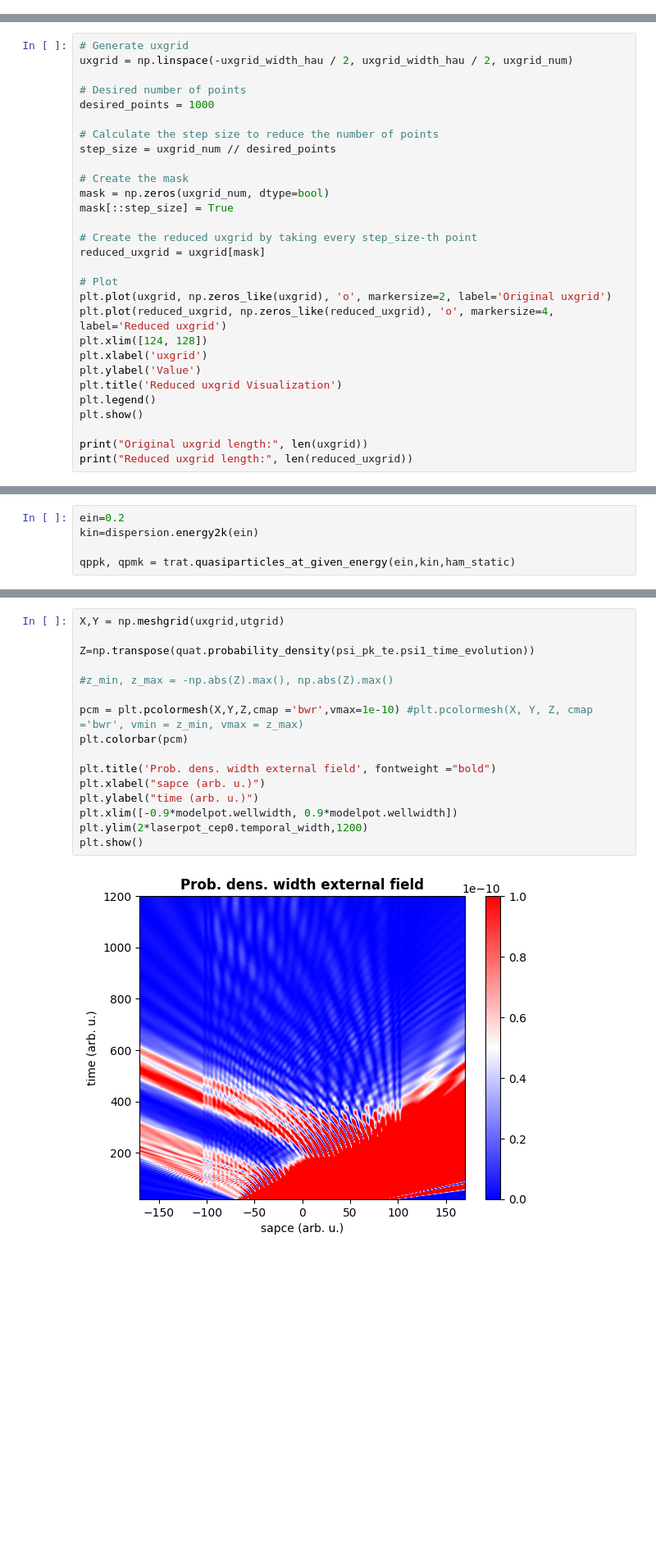
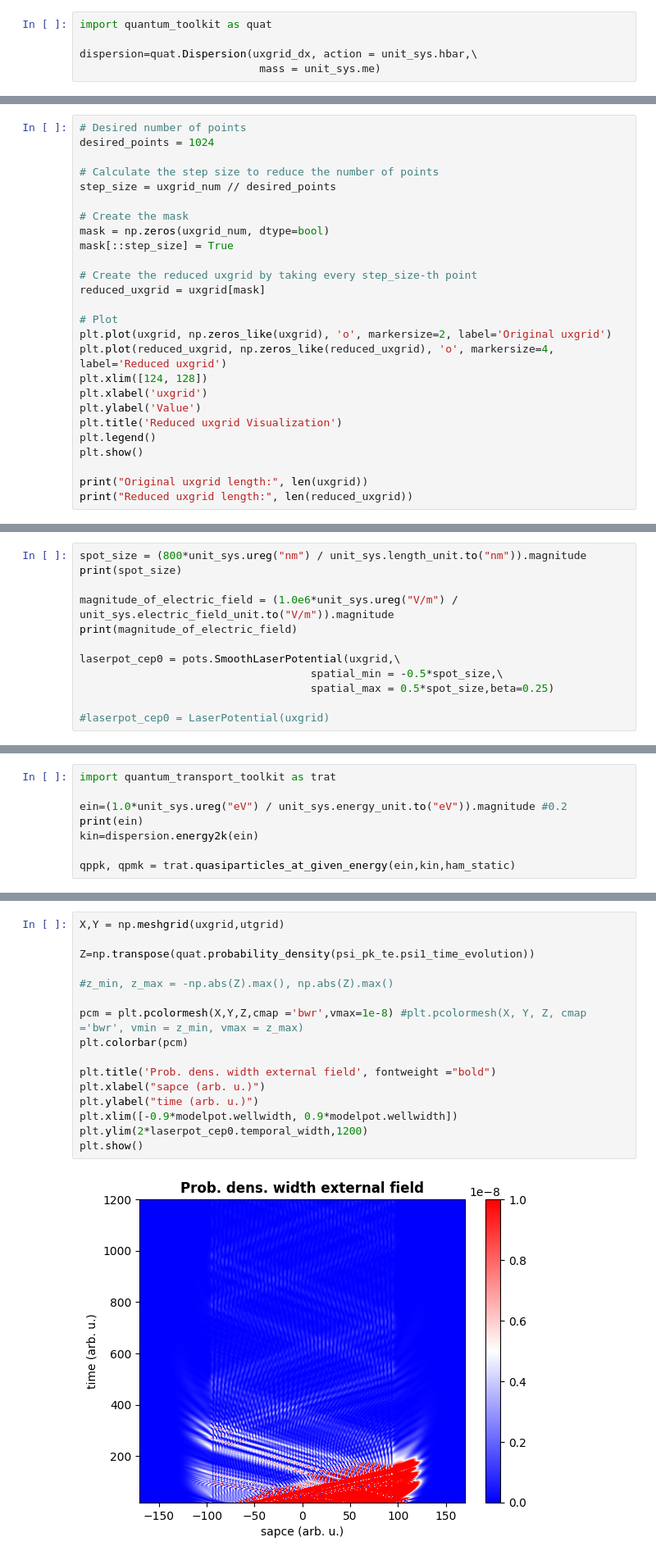
Before and after one commit to magashegyi/testrepo, a Jupyter notebook: gui.ipynb, the cells around one changed output, grey strips where cells are left out. Shown at 82% size. Drawn from its saved outputs; the diff is of its cells as text; blank space fills up the shorter version.

Commit message:
Atomic unit scaling seems ok.

```diff
--- a/gui.ipynb
+++ b/gui.ipynb
@@ -239,3 +279,8 @@ print(uxgrid_width_nm)
+# %%
+import quantum_toolkit as quat
+
+dispersion=quat.Dispersion(uxgrid_dx, action = unit_sys.hbar,\
+                            mass = unit_sys.me)
 # %% [markdown]
 #Paraméter szett csak az elejére
 
@@ -282,9 +385,6 @@ plt.show()
 # %%
-# Generate uxgrid
-uxgrid = np.linspace(-uxgrid_width_hau / 2, uxgrid_width_hau / 2, uxgrid_num)
-
 # Desired number of points
-desired_points = 1000
+desired_points = 1024
 
 # Calculate the step size to reduce the number of points
 step_size = uxgrid_num // desired_points
@@ -443,0 +535,12 @@ laserpot_cep0 = pots.SmoothLaserPotential(uxgrid,\
+# %%
+spot_size = (800*unit_sys.ureg("nm") / unit_sys.length_unit.to("nm")).magnitude
+print(spot_size)
+
+magnitude_of_electric_field = (1.0e6*unit_sys.ureg("V/m") / unit_sys.electric_field_unit.to("V/m")).magnitude
+print(magnitude_of_electric_field)
+
+laserpot_cep0 = pots.SmoothLaserPotential(uxgrid,\
+                                    spatial_min = -0.5*spot_size,\
+                                    spatial_max = 0.5*spot_size,beta=0.25)
+
+#laserpot_cep0 = LaserPotential(uxgrid)
@@ -483,7 +601,10 @@ nt=len(utgrid)
 # %% [markdown]
 ## Advanced methode
 # %%
-ein=0.2
+import quantum_transport_toolkit as trat
+
+ein=(1.0*unit_sys.ureg("eV") / unit_sys.energy_unit.to("eV")).magnitude #0.2
+print(ein)
 kin=dispersion.energy2k(ein)
 
 qppk, qpmk = trat.quasiparticles_at_given_energy(ein,kin,ham_static)
@@ -524,21 +647,21 @@ plt.show()
 # %%
 X,Y = np.meshgrid(uxgrid,utgrid)
 
 Z=np.transpose(quat.probability_density(psi_pk_te.psi1_time_evolution))
 
 #z_min, z_max = -np.abs(Z).max(), np.abs(Z).max()
 
-pcm = plt.pcolormesh(X,Y,Z,cmap ='bwr',vmax=1e-10) #plt.pcolormesh(X, Y, Z, cmap ='bwr', vmin = z_min, vmax = z_max)
+pcm = plt.pcolormesh(X,Y,Z,cmap ='bwr',vmax=1e-8) #plt.pcolormesh(X, Y, Z, cmap ='bwr', vmin = z_min, vmax = z_max)
 plt.colorbar(pcm)
 
 plt.title('Prob. dens. width external field', fontweight ="bold")
 plt.xlabel("sapce (arb. u.)")
 plt.ylabel("time (arb. u.)")
 plt.xlim([-0.9*modelpot.wellwidth, 0.9*modelpot.wellwidth])
 plt.ylim(2*laserpot_cep0.temporal_width,1200)
 plt.show()
 # %% [output]
-[figure, old version]
+[figure, new version]
 # %%
 X,Y = np.meshgrid(uxgrid,utgrid)
 
```
Also changed, not shown: parts of 33 cells of this notebook.
